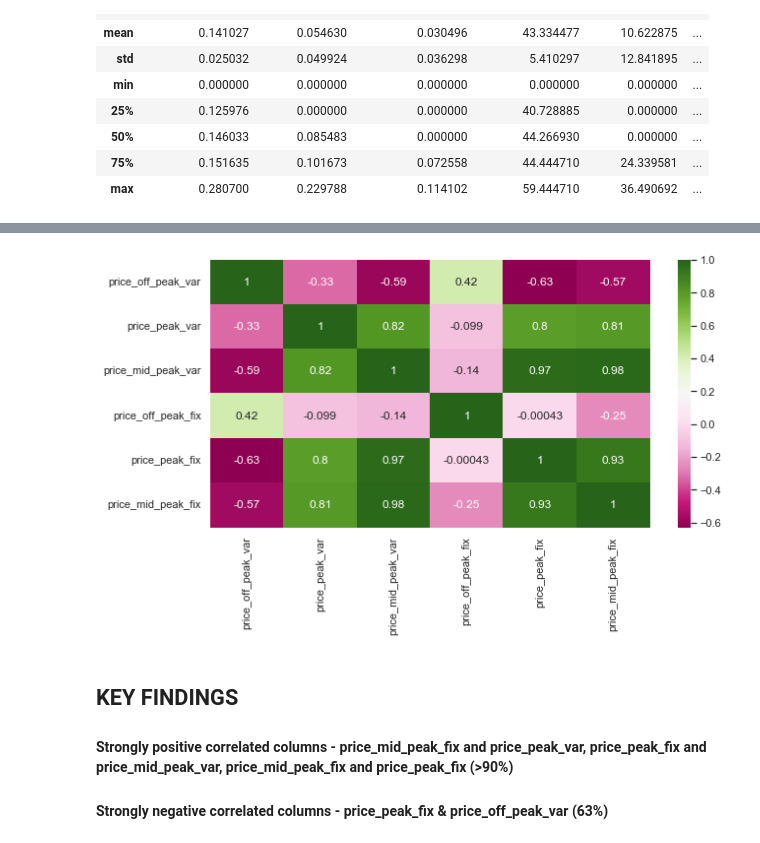
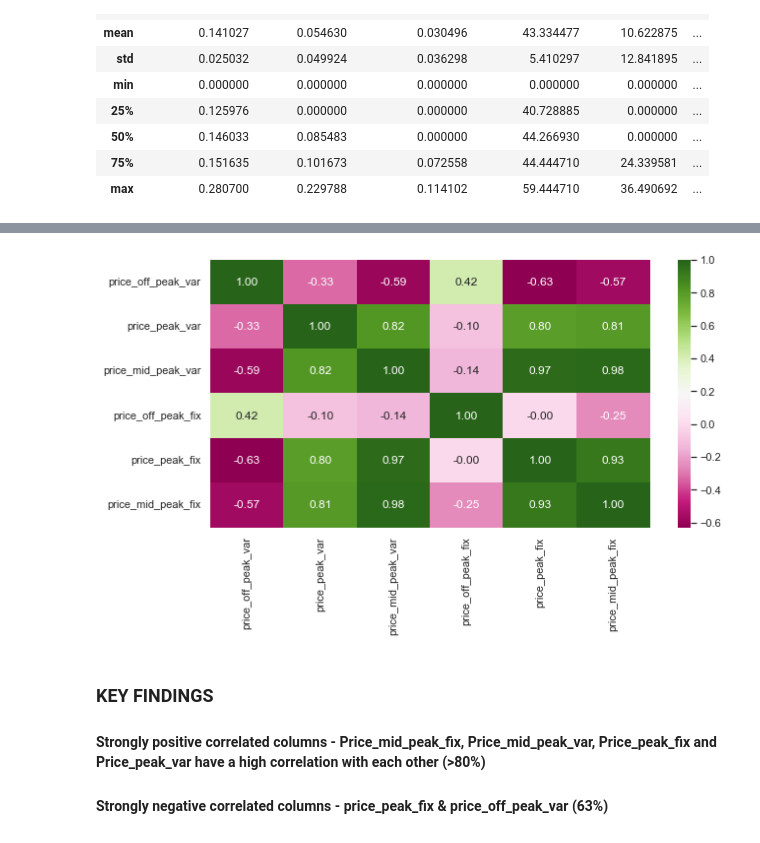
Before and after one commit to Rahulm94/Customer-Churn-Prediction, a Jupyter notebook: Task 2_EDA(1).ipynb, the cells around one changed output, grey strips where cells are left out. Saved outputs shown, nothing was run; the diff lists cells and outputs as text; code cells hidden in the pictures.

```diff
--- a/Task 2_EDA(1).ipynb
+++ b/Task 2_EDA(1).ipynb
@@ -3,9 +3,11 @@
 
 ## Import packages
 # %%
+import numpy as np
+import pandas as pd
+
 import matplotlib.pyplot as plt
 import seaborn as sns
-import pandas as pd
 
 # Shows plots in jupyter notebook
 %matplotlib inline
@@ -15,6 +17,7 @@ warnings.filterwarnings('ignore')
 
 # Set plot style
 sns.set(color_codes=True)
+sns.set_style('whitegrid')
 # %% [markdown]
 ---
 
@@ -386,15 +427,16 @@ price_df.describe(include='object')
 | freq | 12 | 16094 |
 # %%
-# checking the correlation of numerical features
+# Checking the correlation of numerical features
 
 plt.figure(figsize = (10,5))
 corr = price_df.corr()
-sns.heatmap(corr, annot=True, cmap ='PiYG')
+sns.heatmap(corr, annot=True, fmt='.2f', cmap ='PiYG')
 plt.show()
 # %% [output]
-[figure, old version]
+[figure, new version]
 # %% [markdown]
-## KEY FINDINGS
+### KEY FINDINGS
 
-#### Strongly positive correlated columns - price_mid_peak_fix and price_peak_var, price_peak_fix and price_mid_peak_var, price_mid_peak_fix and price_peak_fix (>90%)
+#### Strongly positive correlated columns - Price_mid_peak_fix, Price_mid_peak_var, Price_peak_fix and Price_peak_var have a high correlation with each other (>80%)
+
 #### Strongly negative correlated columns - price_peak_fix & price_off_peak_var (63%)
```
Also changed, not shown: parts of 59 cells of this notebook, 1 other file.
